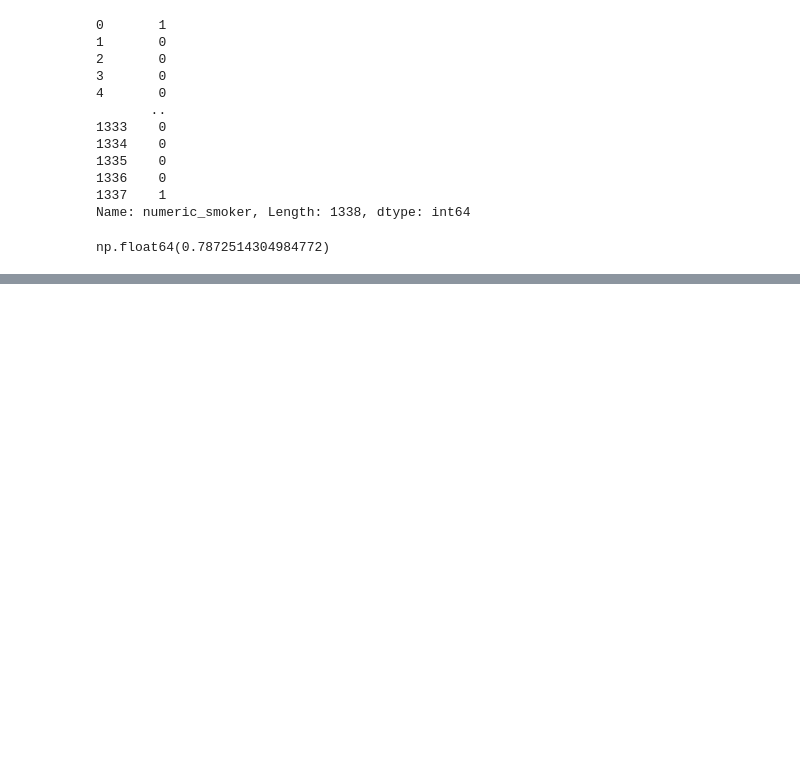
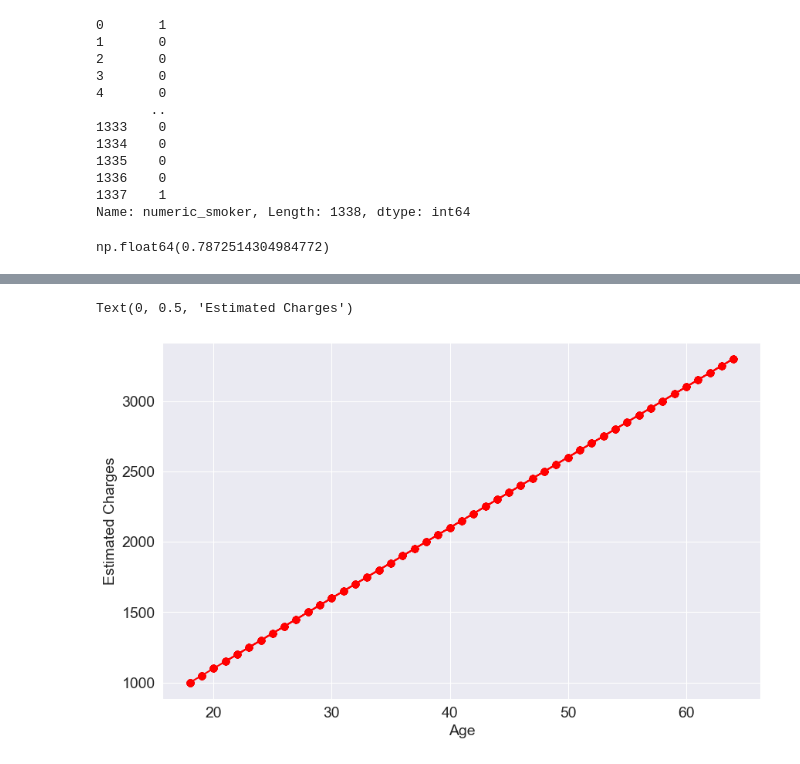
Before and after one commit to AgentXCross/PythonDS-ML, a Jupyter notebook: SciKitLearn/linear_regression.ipynb, the cells around one changed output, grey strips where cells are left out. Cells and saved outputs as stored; diff of their text form; code cells hidden in the pictures; blank space fills up the shorter version.

```diff
--- a/SciKitLearn/linear_regression.ipynb
+++ b/SciKitLearn/linear_regression.ipynb
@@ -231,0 +309,7 @@ np.float64(0.7872514304984772)
+# %%
+plt.plot(ages, estimated_charges, 'r-o')
+plt.xlabel('Age')
+plt.ylabel('Estimated Charges')
+# %% [output]
+Text(0, 0.5, 'Estimated Charges')
+[figure, added]
```
Also changed, not shown: parts of 30 cells of this notebook.
